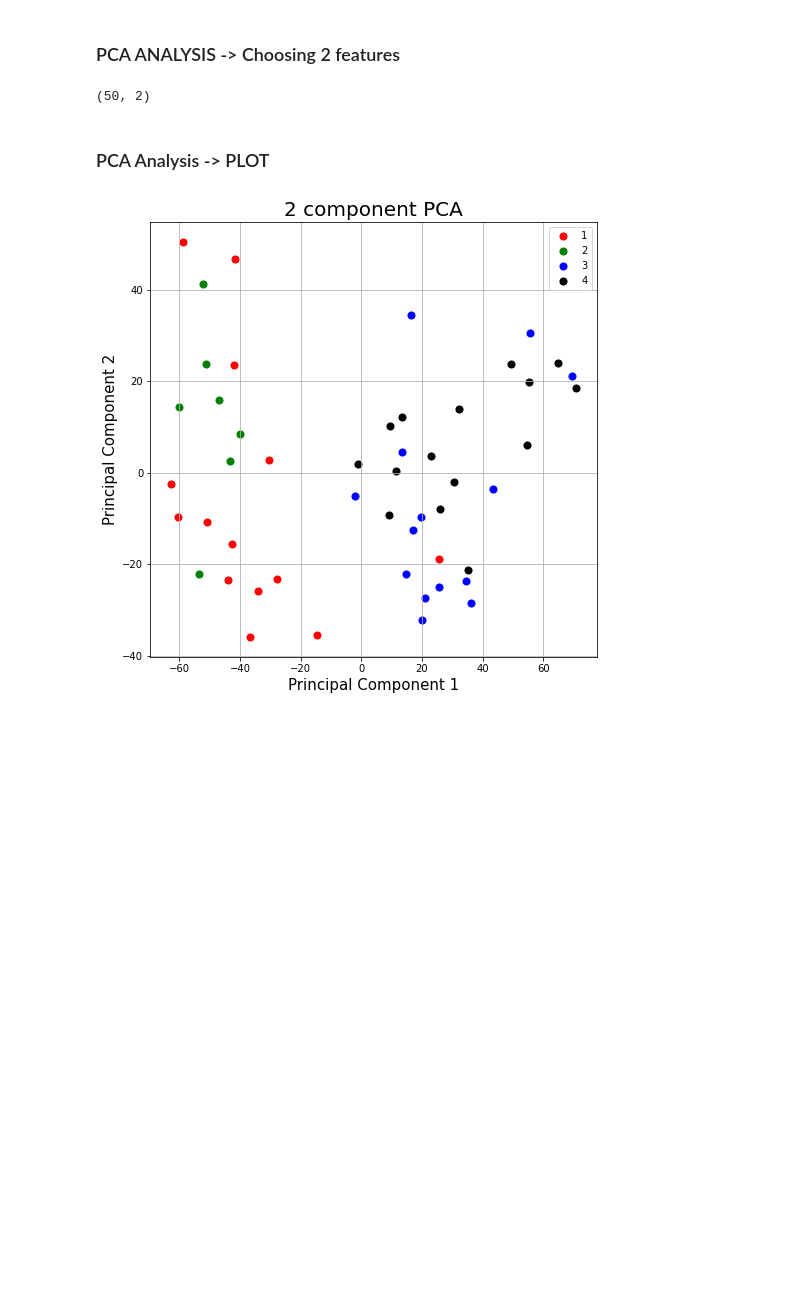
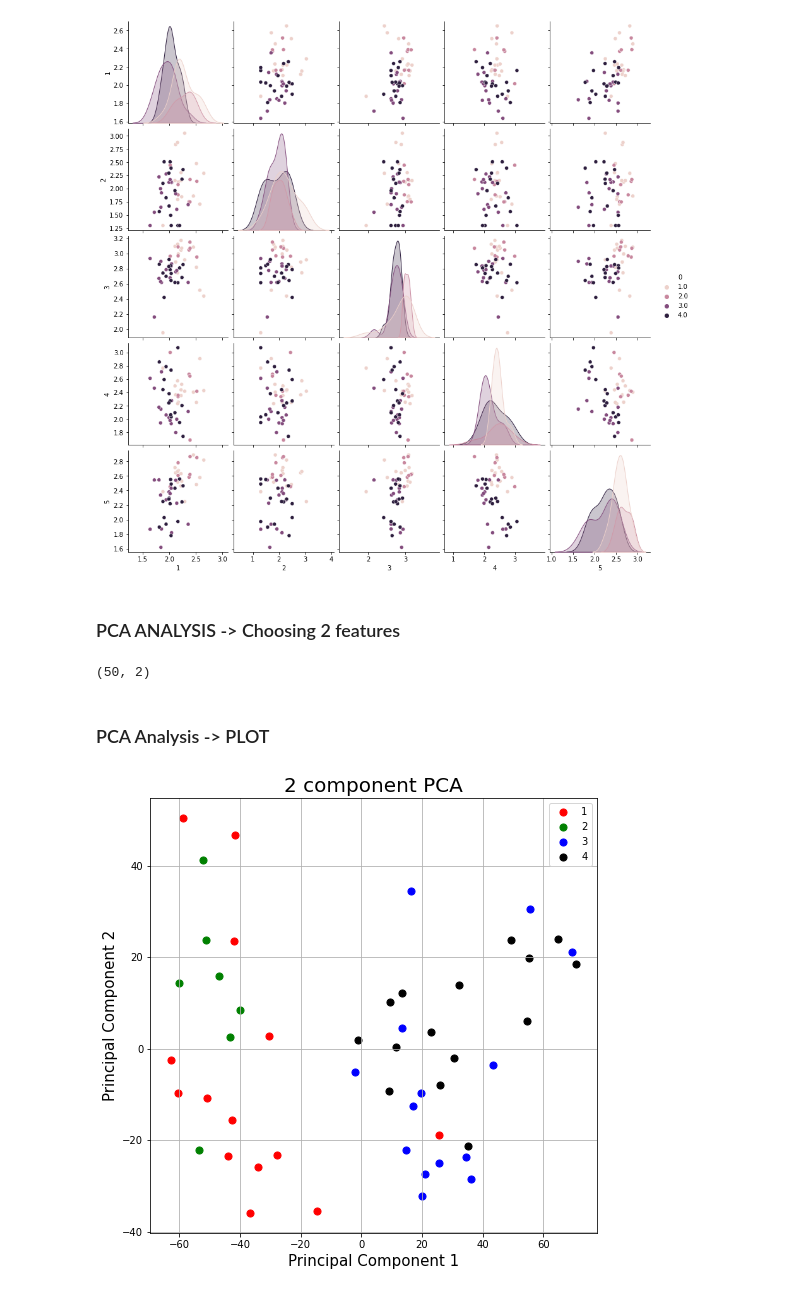
Before and after one commit to adrian-ramirezc/ml-TumorClassification, a Jupyter notebook: TumorClassification.ipynb, the cells around one changed output. Drawn from its saved outputs; the diff is of its cells as text; code cells hidden in the pictures; blank space fills up the shorter version.

```diff
--- a/TumorClassification.ipynb
+++ b/TumorClassification.ipynb
@@ -28,3 +96,8 @@ Classes:  [1 2 3 4]
+# %%
+sns.pairplot(df.iloc[:,0:6], kind='scatter', hue=0)
+plt.show()
+# %% [output]
+[figure, added]
 # %% [markdown]
 ### PCA ANALYSIS -> Choosing 2 features
 # %%
```
Also changed, not shown: parts of 10 cells of this notebook.
